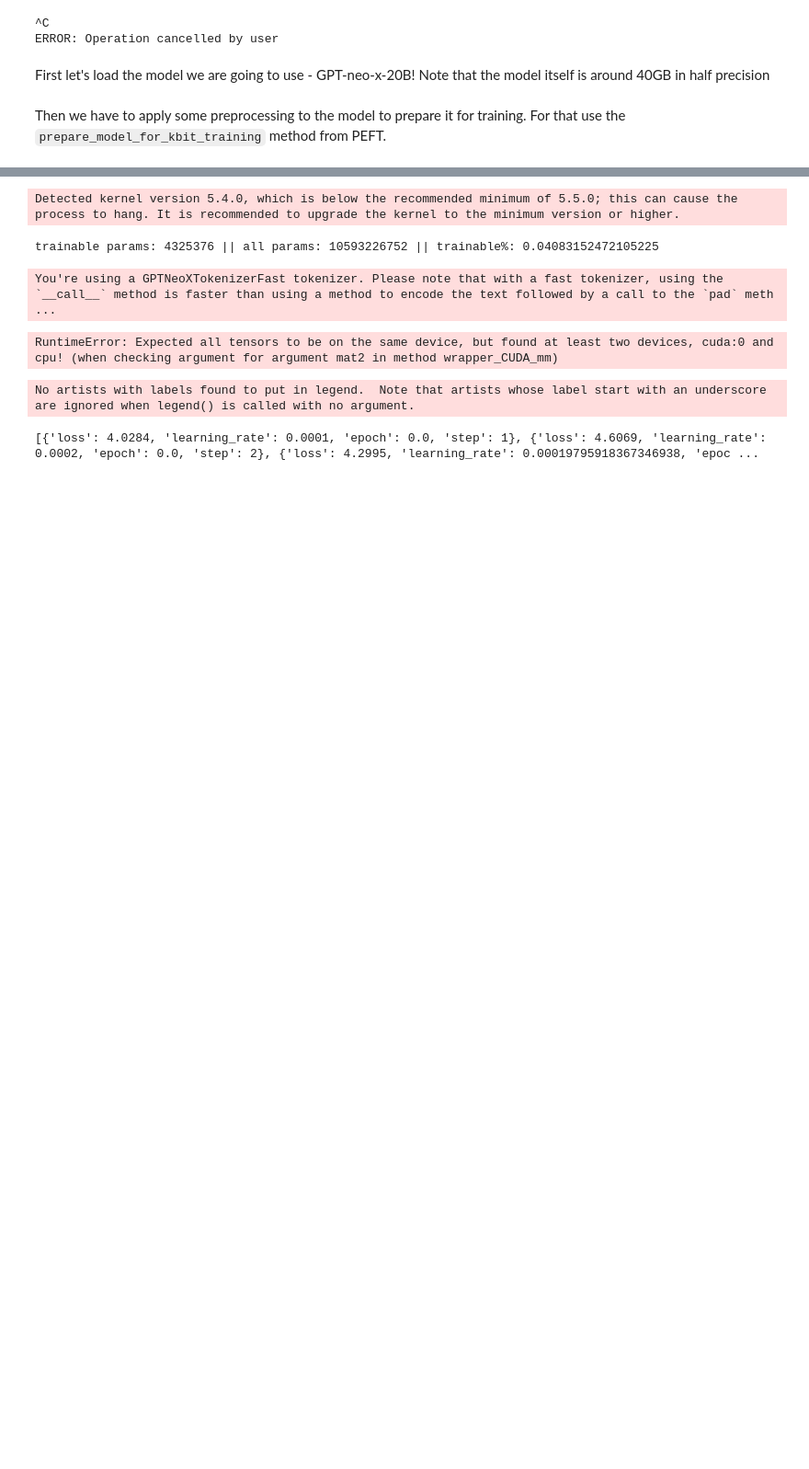
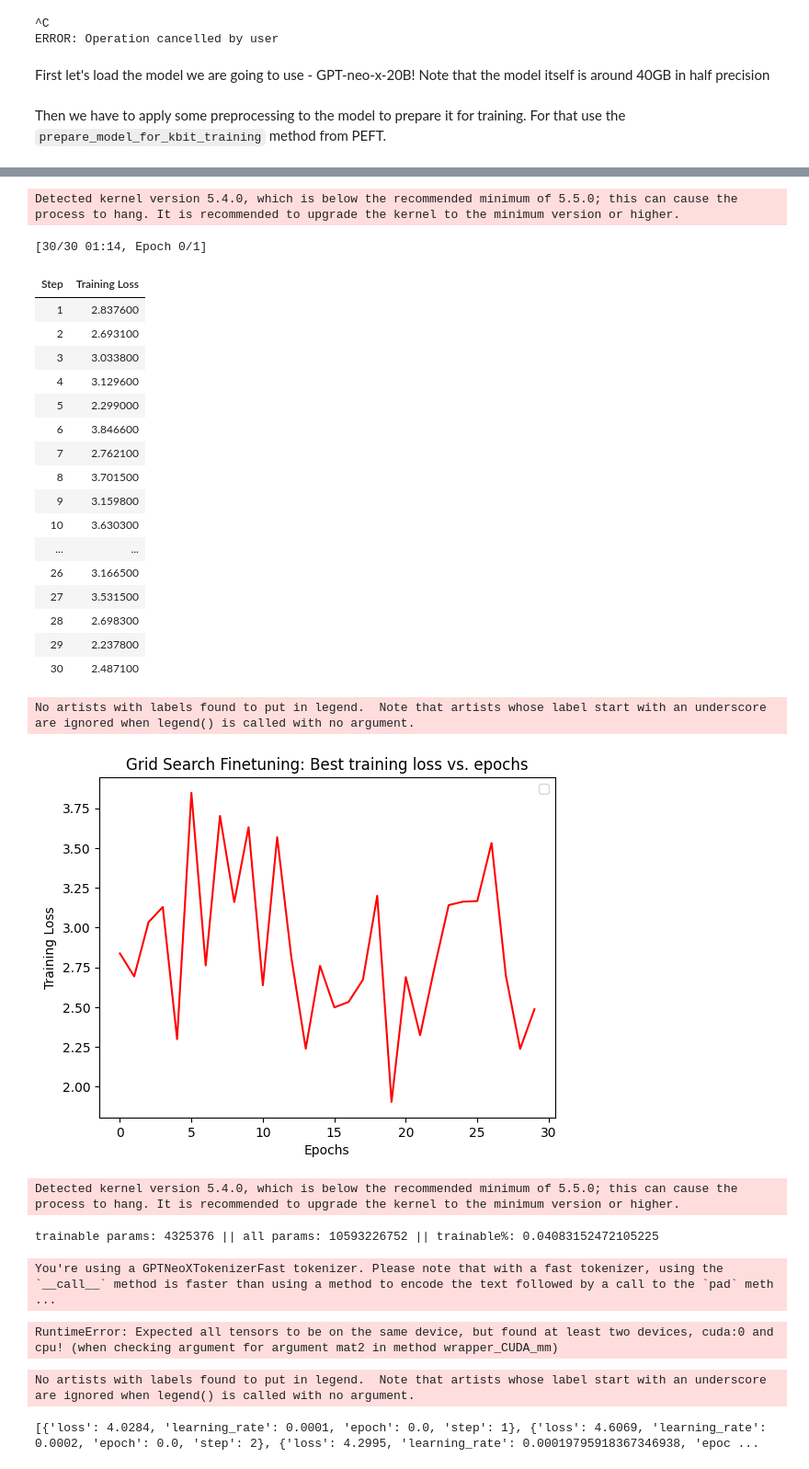
Before and after one commit to rqchao/cs182-project, a Jupyter notebook: gpt_neox_qlora.ipynb, the cells around one changed output, grey strips where cells are left out. Shown: that part at 92% size. Drawn from its saved outputs; the diff is of its cells as text; code cells hidden in the pictures; blank space fills up the shorter version.

```diff
--- a/gpt_neox_qlora.ipynb
+++ b/gpt_neox_qlora.ipynb
@@ -18,7 +18,7 @@ os.environ["CUDA_VISIBLE_DEVICES"]="4, 7"
 import torch
 from transformers import AutoTokenizer, AutoModelForCausalLM, BitsAndBytesConfig
 
-model_id = "EleutherAI/gpt-neox-20b"
+model_id = "tiiuae/falcon-7b-instruct"
 bnb_config = BitsAndBytesConfig(
     load_in_4bit=True,
     bnb_4bit_use_double_quant=True,
@@ -55,7 +55,7 @@ from peft import LoraConfig, get_peft_model
 config = LoraConfig(
     r=8,
     lora_alpha=32,
-    target_modules=["query_key_value"],
+    target_modules=["query_key_value", "dense", "dense_h_to_4h", "dense_4h_to_h"],
     lora_dropout=0.05,
     bias="none",
     task_type="CAUSAL_LM"
@@ -70,3 +70,6 @@ from datasets import load_dataset
 
 dataset = load_dataset('csv', data_files='data/spongebob_lines2.csv')
 dataset = dataset.map(lambda samples: tokenizer(samples["SpongeBob Lines"]), batched=True)
+dataset = dataset['train'].train_test_split(test_size=0.2)
+
+print(dataset)
@@ -73,3 +87,72 @@ dataset = dataset.map(lambda samples: tokenizer(samples["SpongeBob Lines"]), bat
+# %%
+import transformers
+
+import numpy as np
+import matplotlib.pyplot as plt
+from statistics import mean
+
+device = torch.device("cuda")
+
+# needed for gpt-neo-x tokenizer
+tokenizer.pad_token = tokenizer.eos_token
+
+trainer = transformers.Trainer(
+    model=model,
+    train_dataset=dataset["train"],
+    args=transformers.TrainingArguments(
+        per_device_train_batch_size=1,
+        gradient_accumulation_steps=4,
+        warmup_steps=2,
+        max_steps=30,
+        learning_rate=2e-4,
+        fp16=True,
+        logging_steps=1,
+        output_dir="outputs",
+        optim="paged_adamw_8bit"
+    ),
+    data_collator=transformers.DataCollatorForLanguageModeling(tokenizer, mlm=False),
+)
+model.config.use_cache = False  # silence the warnings. Please re-enable for inference!
+trainer.train()
+
+# print(trainer.state.log_history)
+
+losses = []
+
+for log in trainer.state.log_history:
+    if 'loss' in log:
+        losses.append(log['loss'])
+
+# print(losses)
+
+plt.title("Grid Search Finetuning: Best training loss vs. epochs")
+plt.xlabel("Epochs")
+plt.ylabel("Training Loss")
+plt.plot(range(len(losses)), losses, color ="red")
+plt.legend()
+plt.show()
+# %% [output]
+Detected kernel version 5.4.0, which is below the recommended minimum of 5.5.0; this can cause the process to hang. It is recommended to upgrade the kernel to the minimum version or higher.
+[30/30 01:14, Epoch 0/1]
+| Step | Training Loss |
+| 1 | 2.837600 |
+| 2 | 2.693100 |
+| 3 | 3.033800 |
+| 4 | 3.129600 |
+| 5 | 2.299000 |
+| 6 | 3.846600 |
+| 7 | 2.762100 |
+| 8 | 3.701500 |
+| 9 | 3.159800 |
+| 10 | 3.630300 |
+| ... | ... |
+| 26 | 3.166500 |
+| 27 | 3.531500 |
+| 28 | 2.698300 |
+| 29 | 2.237800 |
+| 30 | 2.487100 |
+No artists with labels found to put in legend.  Note that artists whose label start with an underscore are ignored when legend() is called with no argument.
+[figure, added]
 # %%
 import transformers
 
```
Also changed, not shown: parts of 9 cells of this notebook.
